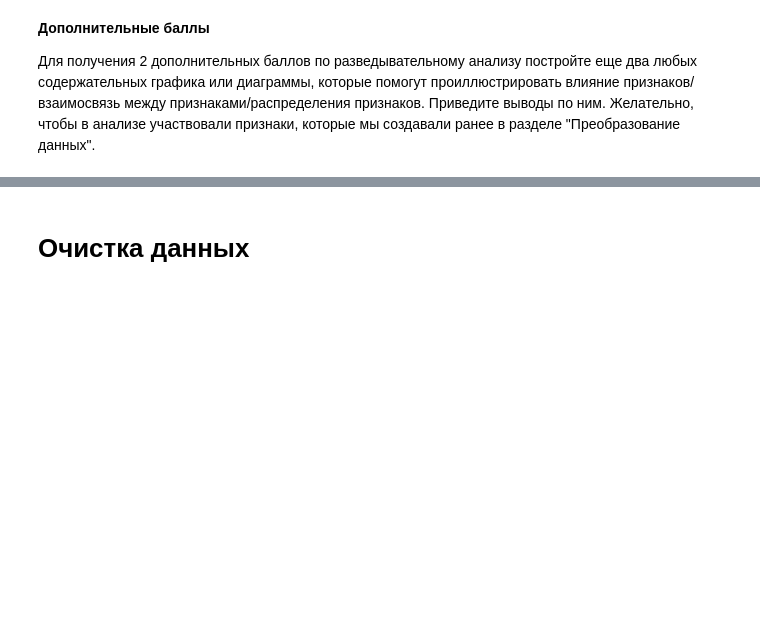
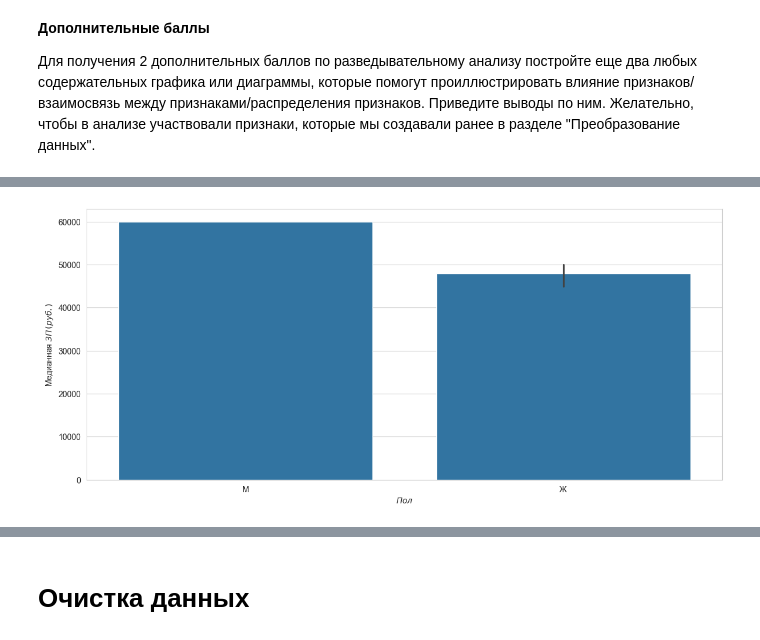
Before and after one commit to isstorozhev/python_project, a Jupyter notebook: Project-1.ipynb, the cells around one changed output, grey strips where cells are left out. Cells and saved outputs as stored; diff of their text form; code cells hidden in the pictures; blank space fills up the shorter version.

```diff
--- a/Project-1.ipynb
+++ b/Project-1.ipynb
@@ -919,0 +913,7 @@ df[df['Опыт работы (год)'] > df['Возраст']].shape[0]
+# %%
+plt.figure(figsize=(14, 6))
+sns.barplot(temp, x='Пол', y='ЗП (руб.)', estimator='median')
+plt.xlabel('$Пол$')
+plt.ylabel('Медианная $ЗП\,(руб.)$');
+# %% [output]
+[figure, added]
```
Also changed, not shown: parts of 20 cells of this notebook, 1 other file.
